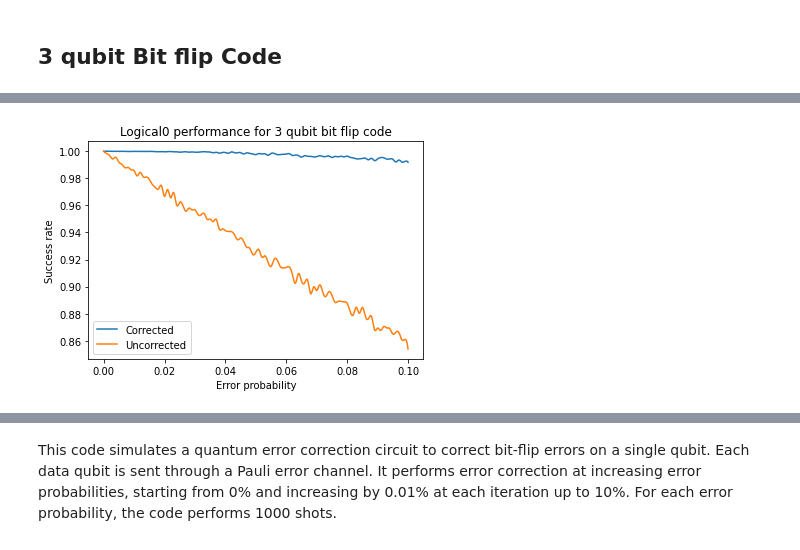
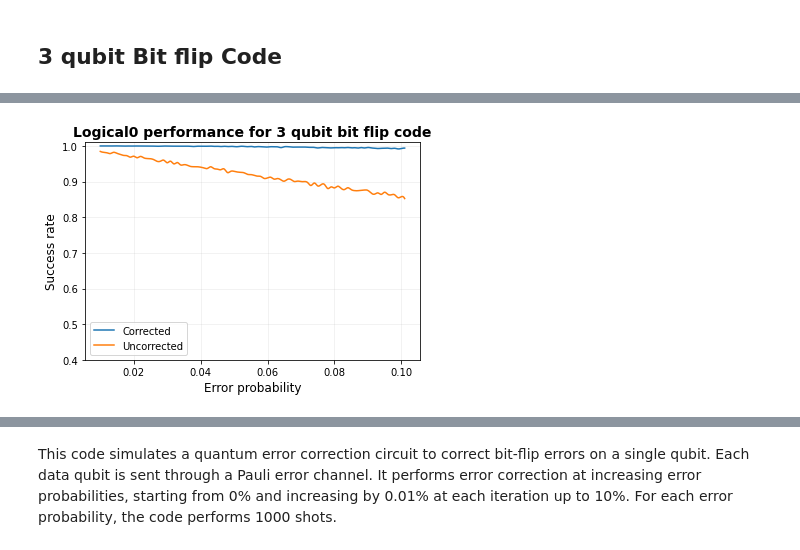
Before and after one commit to daschaich/QEC-Notebooks, a Jupyter notebook: Repetition Code and Shor Code.ipynb, the cells around one changed output, grey strips where cells are left out. Cells and saved outputs as stored; diff of their text form; code cells hidden in the pictures.

```diff
--- a/Repetition Code and Shor Code.ipynb
+++ b/Repetition Code and Shor Code.ipynb
@@ -12,6 +12,8 @@ from qiskit_aer.noise import pauli_error
 import numpy as np
 import matplotlib.pyplot as plt
 from scipy.interpolate import CubicSpline
+from sklearn.metrics import mean_squared_error
+
 
 # ------------------------------------------------------------------
 
@@ -27,7 +29,7 @@ c = ClassicalRegister(2)            # Create 2-bit classical register
 cr = ClassicalRegister(3)           # Create 3-bit classical register
 simulator = Aer.get_backend('qasm_simulator')   # Choose simulator
 
-error_probs = np.arange(0, 0.101, 0.001)
+error_probs = np.arange(0.01, 0.101, 0.001)
 # ------------------------------------------------------------------
 
 
@@ -109,7 +111,25 @@ def scan_probs(init):
 
 
 
+#-------------------------------------------------------------------
+def average_deviation_at_specific_error_values(deviations, error_probs, specific_error_values):
+    specific_deviations = {error_value: [] for error_value in specific_error_values}
+
+    for error_value in specific_error_values:
+        nearest_error_prob_idx = np.argmin(np.abs(error_probs - error_value))
+        specific_deviations[error_value].append(deviations[nearest_error_prob_idx])
+
+    average_deviations = {error_value: np.mean(values) for error_value, values in specific_deviations.items()}
+    return average_deviations
+
+
+#-------------------------------------------------------------------
+
+specific_error_values = [0.02, 0.04, 0.06, 0.08, 0.1]
 # ------------------------------------------------------------------
+
+
+
 # Main code
 success_rate_diffs = {'zero': [], 'plus': []}
 deviations = {'zero': [], 'plus': []}
@@ -123,15 +143,18 @@ for state in ['zero', 'plus']:
         print("\nLogical+ initial state")
 
     success_rates, uncorr_rates = scan_probs(state)
+    # Calculate fraction of errors corrected for each error probability
+    error_correction_fraction = [(s - u) / (1 - u) for s, u in zip(success_rates, uncorr_rates)]
+    success_rate_diffs[state] = error_correction_fraction
+
+    # Calculate deviation from the ideal success rate (1) for each error probability
+    deviation = [1 - s for s in success_rates]
+    deviations[state] = deviation
 
 
     # Calculate difference in success rates for each error probability
     success_rate_diff = [s - u for s, u in zip(success_rates, uncorr_rates)]
     success_rate_diffs[state] = success_rate_diff
-
-    # Calculate deviation from the ideal success rate (1) for each error probability
-    deviation = [1 - s for s in success_rates]
-    deviations[state] = deviation
 
     # Print runtime here to ignore time spent looking at plot
     runtime += time.time()
@@ -152,37 +175,55 @@ for state in ['zero', 'plus']:
     success_smooth = success_spline(x_fine)
     uncorr_smooth = uncorr_spline(x_fine)
 
+    predicted_success_rates = success_spline(error_probs)
+    mse_success = mean_squared_error(success_rates, predicted_success_rates)
+
+    predicted_uncorr_rates = uncorr_spline(error_probs)
+    mse_uncorr = mean_squared_error(uncorr_rates, predicted_uncorr_rates)
+
+    print("Mean squared error for the success rate spline fit: ", mse_success)
+    print("Mean squared error for the uncorrected rate spline fit: ", mse_uncorr)
+
     # Plot the smooth success rate and uncorrected rate curves
     plt.plot(x_fine, success_smooth, label='Corrected')
     plt.plot(x_fine, uncorr_smooth, label='Uncorrected')
 
-#     # Add the original data points for reference
-#     plt.scatter(error_probs, success_rates, marker='.', color='blue', alpha=0.5)
-#     plt.scatter(error_probs, uncorr_rates, marker='.', color='orange', alpha=0.5)
-
     # Rest of the plotting code
-    plt.title(title)
-    plt.xlabel('Error probability')
-    plt.ylabel('Success rate')
-    plt.legend(loc='lower left')
+    plt.title(title, fontsize=14, fontweight='bold')
+    plt.xlabel('Error probability', fontsize=12)
+    plt.ylabel('Success rate', fontsize=12)
+    plt.xticks(fontsize=10)
+    plt.yticks(fontsize=10)
+    plt.grid(alpha=0.2)
+    plt.legend(loc='lower left', fontsize=10)
+    plt.ylim(0.4, 1.01)
     plt.show()
 
 # ------------------------------------------------------------------
 
-# Calculate average difference in success rates for Logical0 and Logical+ initial states
-avg_diff_zero = np.mean(success_rate_diffs['zero'])
-avg_diff_plus = np.mean(success_rate_diffs['plus'])
+# Calculate average fraction of errors corrected for Logical0 and Logical+ initial states
+avg_fraction_zero = np.mean(success_rate_diffs['zero'])
+avg_fraction_plus = np.mean(success_rate_diffs['plus'])
 
-print("\nAverage difference in success rates:")
-print("Logical0: ", avg_diff_zero)
-print("Logical+: ", avg_diff_plus)
+print("\nAverage fraction of errors corrected:")
+print(f"Logical0: {avg_fraction_zero:.2g}")
+print(f"Logical+: {avg_fraction_plus:.2g}")
 
-# Calculate average deviation for Logical0 and Logical+ initial states
-avg_deviation_zero = np.mean(deviations['zero'])
-avg_deviation_plus = np.mean(deviations['plus'])
+# Calculate average deviation from the ideal success rate (1.00) at specific error values
+average_deviation_zero_specific = average_deviation_at_specific_error_values(deviations['zero'], error_probs, specific_error_values)
+average_deviation_plus_specific = average_deviation_at_specific_error_values(deviations['plus'], error_probs, specific_error_values)
 
-print("\nAverage deviations from the ideal success rate (1.00):")
-print("Logical0: ", avg_deviation_zero)
-print("Logical+: ", avg_deviation_plus)
+print("\nAverage deviations from the ideal success rate (1.00) at specific error values:")
+print("Logical0: ", {key: f'{value:.2g}' for key, value in average_deviation_zero_specific.items()})
+print("Logical+: ", {key: f'{value:.2g}' for key, value in average_deviation_plus_specific.items()})
+
+
+# Calculate maximum deviation from the ideal success rate (1.00)
+max_deviation_zero = np.max(deviations['zero'])
+max_deviation_plus = np.max(deviations['plus'])
+
+print("\nMaximum deviations from the ideal success rate (1.00):")
+print(f"Logical0: {max_deviation_zero:.2g}")
+print(f"Logical+: {max_deviation_plus:.2g}")
 # %% [output]
 Logical0 initial state
@@ -190,2 +233,2 @@ Runtime: 121.6 seconds
-[figure, old version]
+[figure, new version]
 Logical+ initial state
```
Also changed, not shown: parts of 3 cells of this notebook.
